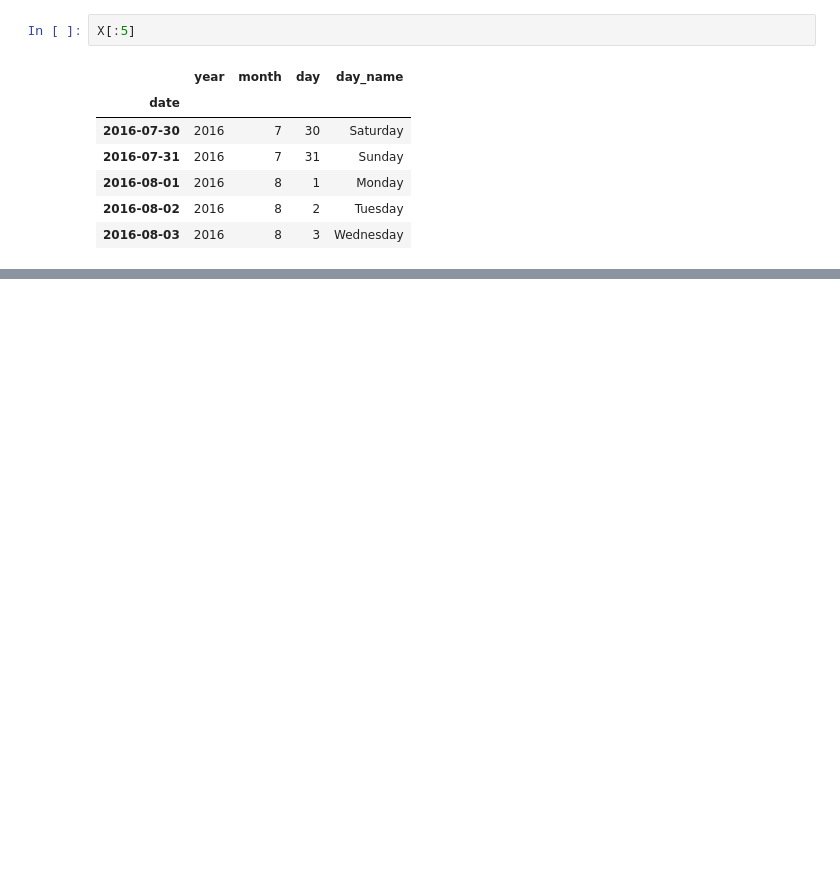
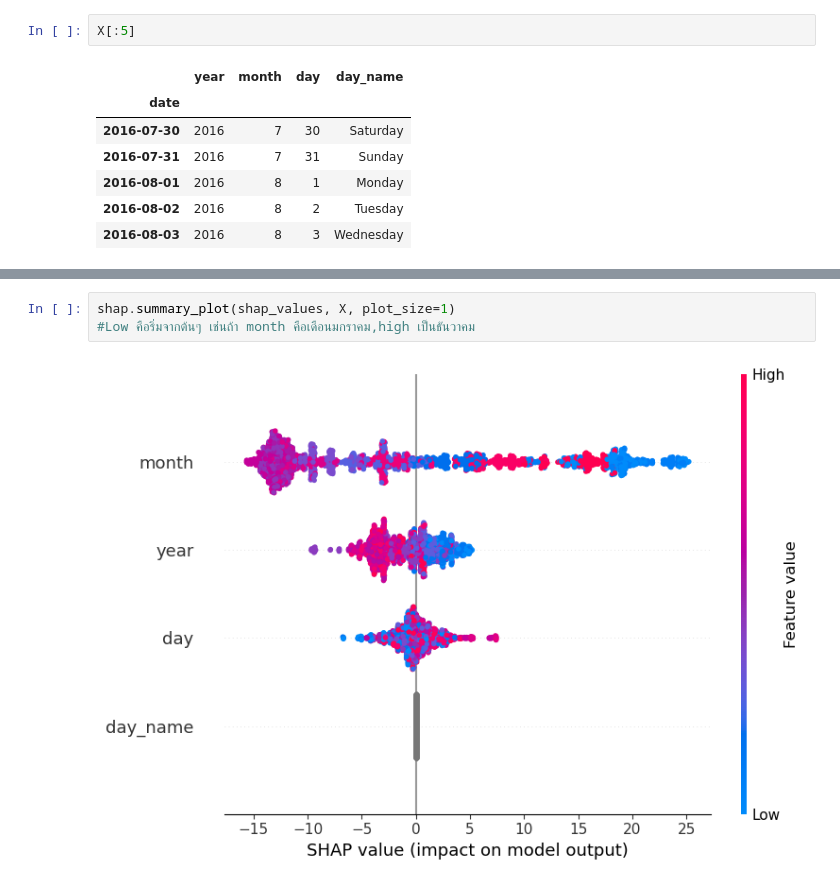
Before and after one commit to PNYWT/Python-For-Data-Science, a Jupyter notebook: Machine learning/Time Series/BKK PM2.5 Analysis/Time Series Analysis Air Quality PM2.5 in BKK Lightgbm regressor + SHAP.ipynb, the cells around one changed output, grey strips where cells are left out. Drawn from its saved outputs; the diff is of its cells as text; blank space fills up the shorter version.

```diff
--- a/Machine learning/Time Series/BKK PM2.5 Analysis/Time Series Analysis Air Quality PM2.5 in BKK Lightgbm regressor + SHAP.ipynb
+++ b/Machine learning/Time Series/BKK PM2.5 Analysis/Time Series Analysis Air Quality PM2.5 in BKK Lightgbm regressor + SHAP.ipynb
@@ -323,0 +340,5 @@ X[:5]
+# %%
+shap.summary_plot(shap_values, X, plot_size=1)
+#Low คือริ่มจากต้นๆ เช่นถ้า month คือเดือนมกราคม,high เป็นธันวาคม
+# %% [output]
+[figure, added]
```
Also changed, not shown: parts of 13 cells of this notebook.
